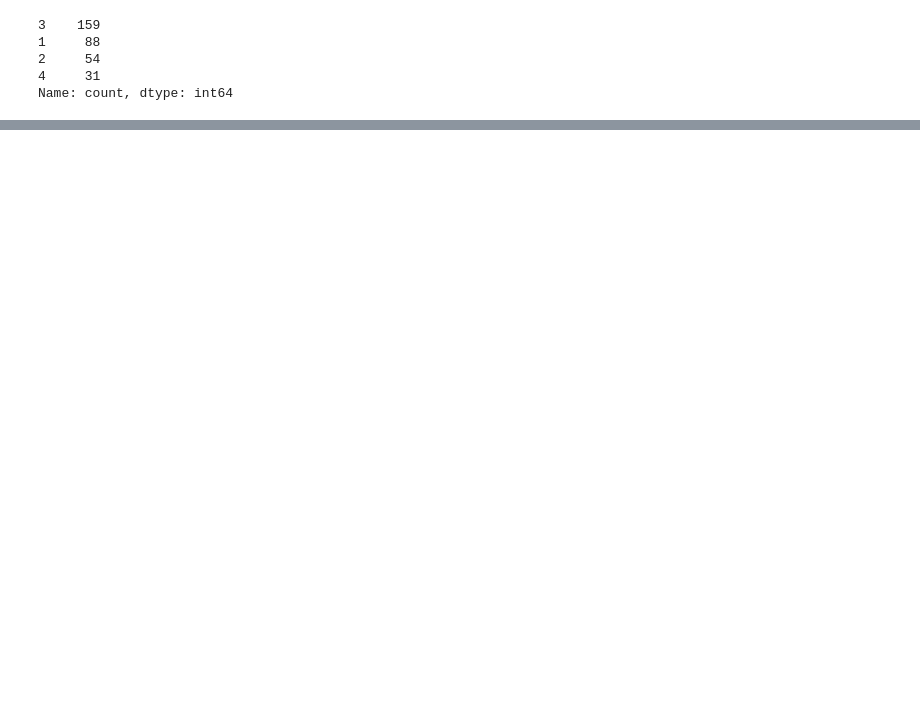
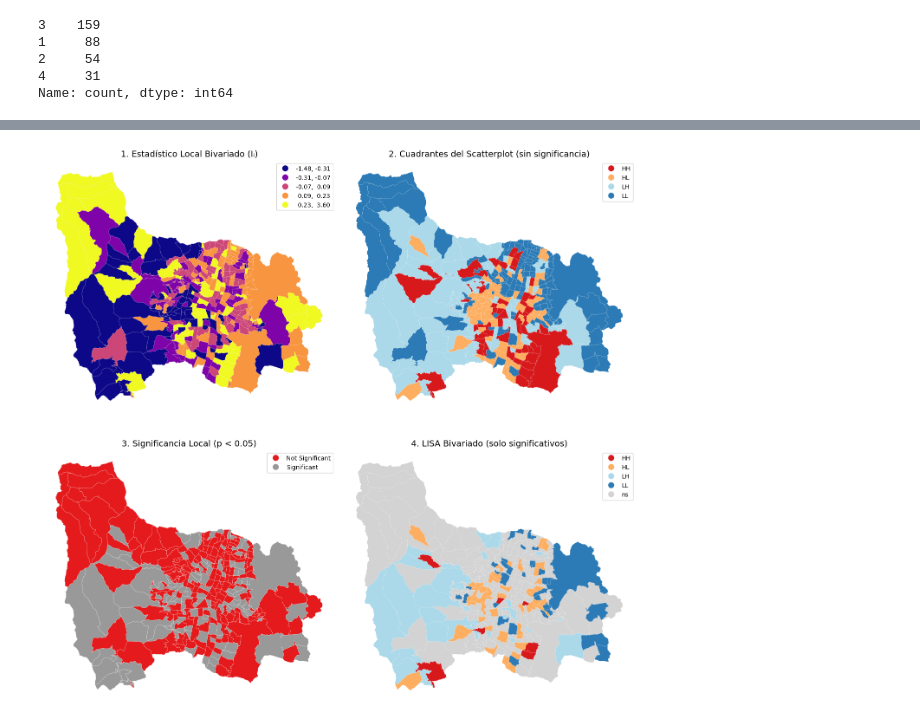
Before and after one commit to jdavidortega/Geographic_Data_Science_with_Python, a Jupyter notebook: Geospatial/autocorrelacion_espacial.ipynb, the cells around one changed output, grey strips where cells are left out. Saved outputs shown, nothing was run; the diff lists cells and outputs as text; code cells hidden in the pictures; blank space fills up the shorter version.

Commit message:
analisis bivariado

```diff
--- a/Geospatial/autocorrelacion_espacial.ipynb
+++ b/Geospatial/autocorrelacion_espacial.ipynb
@@ -301,0 +322,6 @@ Name: count, dtype: int64
+# %%
+# Reproyectar establecimientos al CRS de los barrios
+if barrios.crs is not None and barrios.crs != establecimientos_gdf.crs:
+    establecimientos_gdf = establecimientos_gdf.to_crs(barrios.crs)
+
+establecimientos_gdf.head()
@@ -301,0 +388,69 @@ Name: count, dtype: int64
+# %%
+from esda.moran import Moran_Local_BV
+
+# Variables
+y1 = barrios_full["hurtos"].values
+y2 = barrios_full["establecimientos"].values
+
+# LISA Bivariado
+ml_bv = Moran_Local_BV(y1, y2, wq)
+
+# Agregar resultados al GeoDataFrame
+barrios_full["I_bv"] = ml_bv.Is          # índice local
+barrios_full["p_bv"] = ml_bv.p_sim       # p-valores
+barrios_full["q_bv"] = ml_bv.q           # cuadrantes: 1-HH, 2-LH, 3-LL, 4-HL
+# %%
+import matplotlib.pyplot as plt
+from splot.esda import lisa_cluster
+
+# Crear figura con 4 subplots
+fig, axs = plt.subplots(2, 2, figsize=(14, 14))
+axs = axs.flatten()
+
+# 1. Mapa del estadístico local bivariado (I_bv)
+barrios_full.plot(
+    column="I_bv",
+    cmap="plasma",
+    scheme="quantiles",
+    k=5,
+    edgecolor="white",
+    linewidth=0.1,
+    legend=True,
+    ax=axs[0]
+)
+axs[0].set_title("1. Estadístico Local Bivariado (Iᵢ)", fontsize=14)
+axs[0].axis("off")
+
+# 2. Mapa de cuadrantes (sin evaluar significancia)
+lisa_cluster(ml_bv, barrios_full, p=1, ax=axs[1])  # p=1 → todos los quadrantes
+axs[1].set_title("2. Cuadrantes del Scatterplot (sin significancia)", fontsize=14)
+axs[1].axis("off")
+
+# 3. Mapa de significancia local (p < 0.05)
+barrios_full["sig_bv"] = (barrios_full["p_bv"] < 0.05).map({
+    True: "Significant", False: "Not Significant"
+})
+
+barrios_full.plot(
+    column="sig_bv",
+    categorical=True,
+    cmap="Set1",
+    k=2,
+    legend=True,
+    edgecolor="white",
+    linewidth=0.2,
+    ax=axs[2]
+)
+axs[2].set_title("3. Significancia Local (p < 0.05)", fontsize=14)
+axs[2].axis("off")
+
+# 4. Mapa LISA Bivariado (solo clústeres significativos)
+lisa_cluster(ml_bv, barrios_full, p=0.05, ax=axs[3])
+axs[3].set_title("4. LISA Bivariado (solo significativos)", fontsize=14)
+axs[3].axis("off")
+
+# Ajustar espacios
+plt.tight_layout()
+plt.show()
+# %% [output]
+[figure, added]
```
Also changed, not shown: parts of 14 cells of this notebook, 1 other file.
